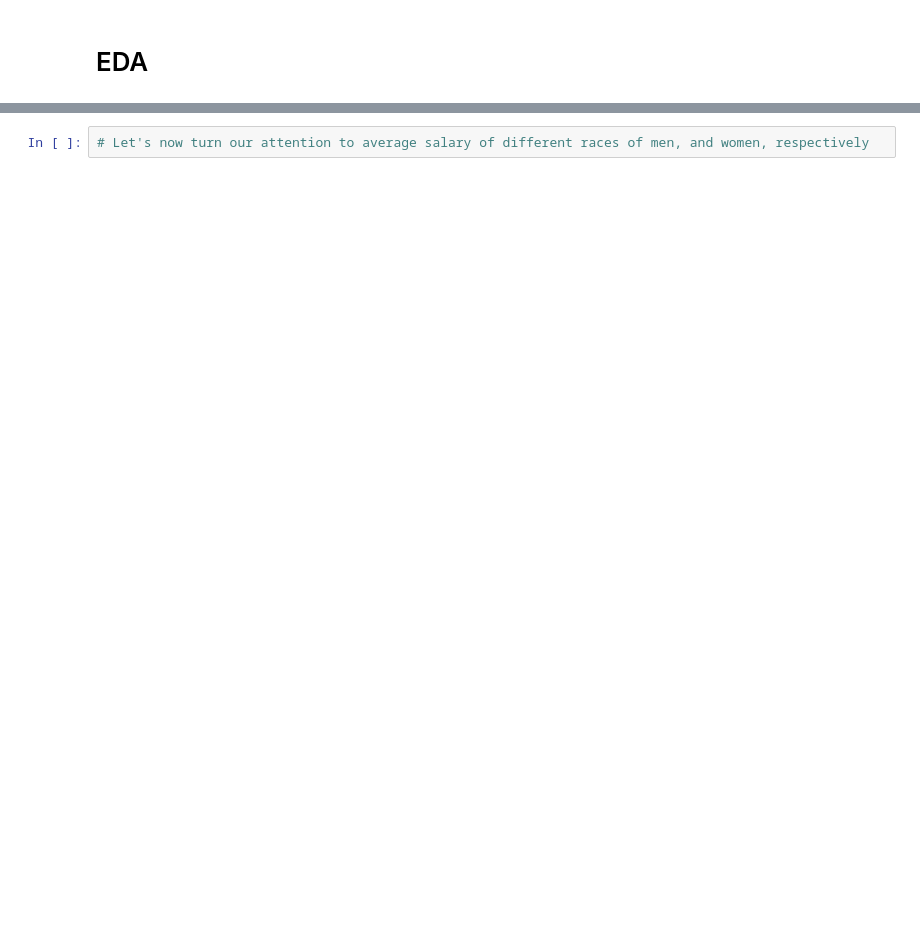
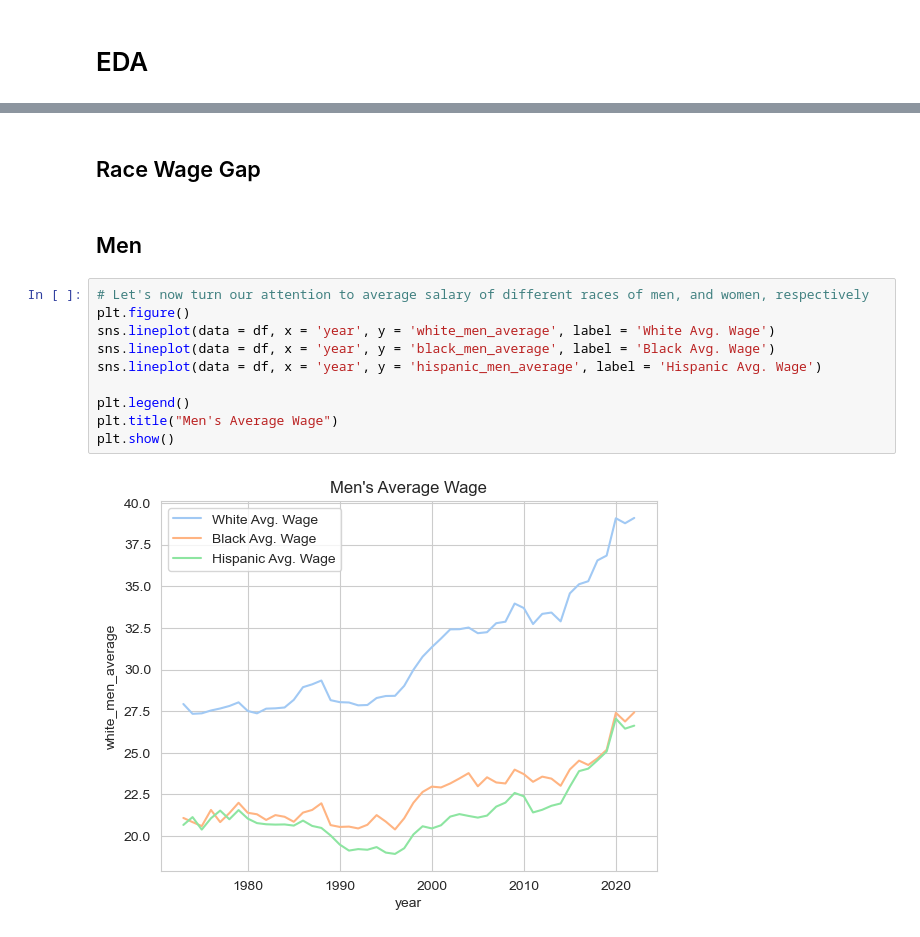
Before and after one commit to schlenkerc18/50-Weeks-50-Projects, a Jupyter notebook: Week 38/GenderWageGapEDA.ipynb, the cells around one changed output, grey strips where cells are left out. Cells and saved outputs as stored; diff of their text form; blank space fills up the shorter version.

```diff
--- a/Week 38/GenderWageGapEDA.ipynb
+++ b/Week 38/GenderWageGapEDA.ipynb
@@ -34,2 +83,16 @@ plt.show()
+# %% [markdown]
+## Race Wage Gap
+# %% [markdown]
+## Men
 # %%
 # Let's now turn our attention to average salary of different races of men, and women, respectively
+plt.figure()
+sns.lineplot(data = df, x = 'year', y = 'white_men_average', label = 'White Avg. Wage')
+sns.lineplot(data = df, x = 'year', y = 'black_men_average', label = 'Black Avg. Wage')
+sns.lineplot(data = df, x = 'year', y = 'hispanic_men_average', label = 'Hispanic Avg. Wage')
+
+plt.legend()
+plt.title("Men's Average Wage")
+plt.show()
+# %% [output]
+[figure, added]
```
Also changed, not shown: parts of 12 cells of this notebook.
